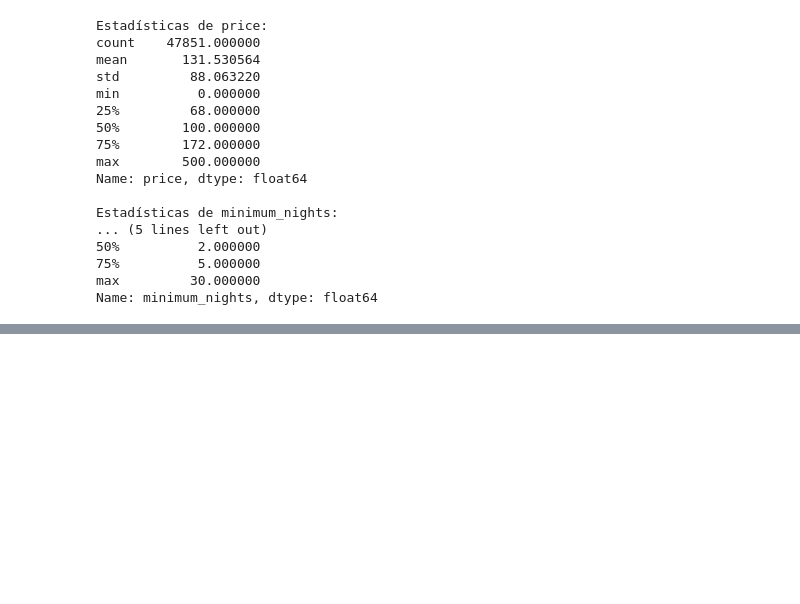
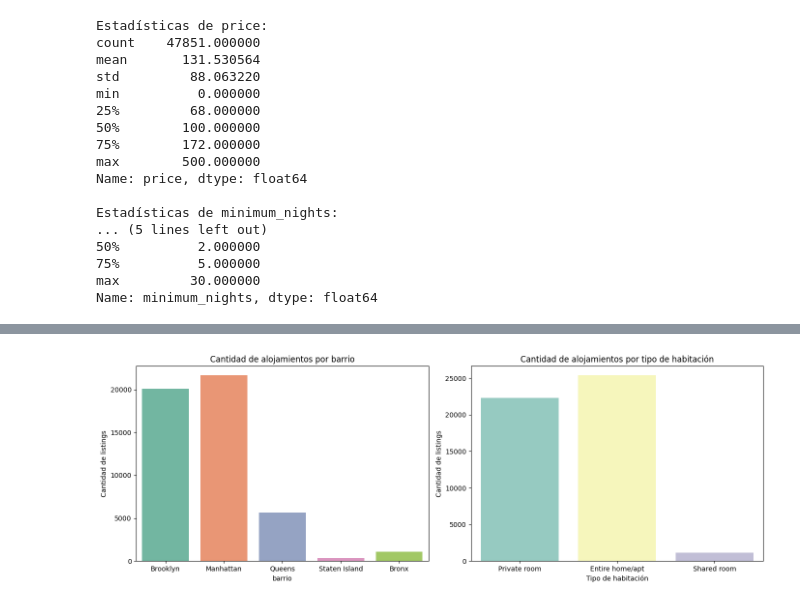
Before and after one commit to 4GeeksAcademy/ingenieropg80.machine-learning-phyton, a Jupyter notebook: src/explore.ipynb, the cells around one changed output, grey strips where cells are left out. Saved outputs shown, nothing was run; the diff lists cells and outputs as text; code cells hidden in the pictures; blank space fills up the shorter version.

```diff
--- a/src/explore.ipynb
+++ b/src/explore.ipynb
@@ -185,0 +240,20 @@ Name: minimum_nights, dtype: float64
+# %%
+#ANALISIS CATEGORICO CATEGORICO
+fig, axes = plt.subplots(1, 2, figsize=(14, 5))
+
+# Barrios VS cantidad de listing
+sns.countplot(ax=axes[0], data=total_data, x='neighbourhood_group', hue='neighbourhood_group', palette='Set2')
+axes[0].set_title('Cantidad de alojamientos por barrio')
+axes[0].set_xlabel('barrio')
+axes[0].set_ylabel('Cantidad de listings')
+
+# Tipo de habitación VS cantidad de listing
+sns.countplot(ax=axes[1], data=total_data, x='room_type', hue='room_type', palette='Set3')
+axes[1].set_title('Cantidad de alojamientos por tipo de habitación')
+axes[1].set_xlabel('Tipo de habitación')
+axes[1].set_ylabel('Cantidad de listings')
+
+plt.tight_layout()
+plt.show()
+# %% [output]
+[figure, added]
```
Also changed, not shown: parts of 13 cells of this notebook, 1 other file.
